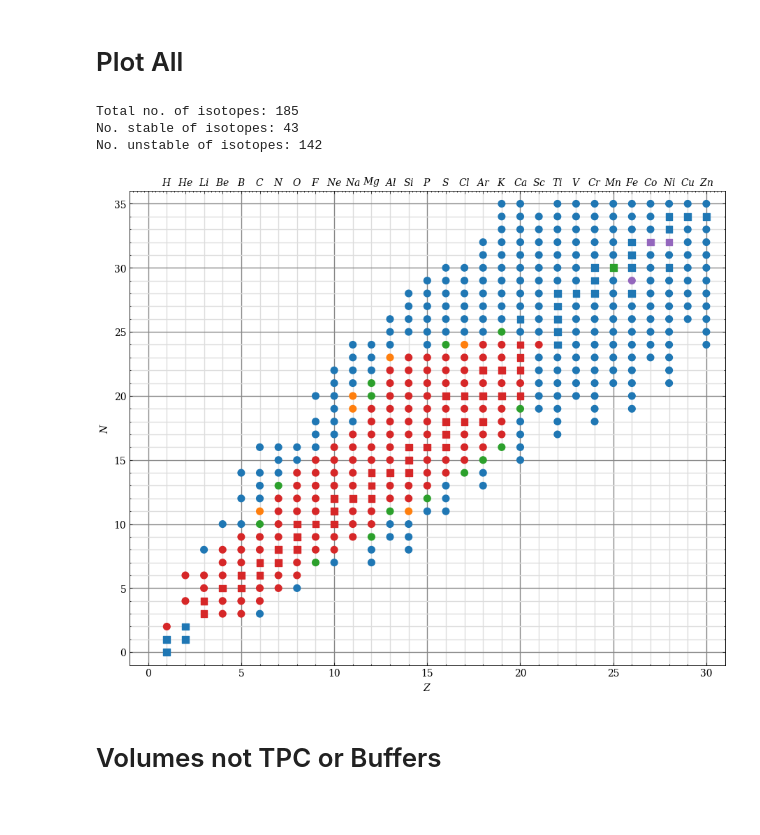
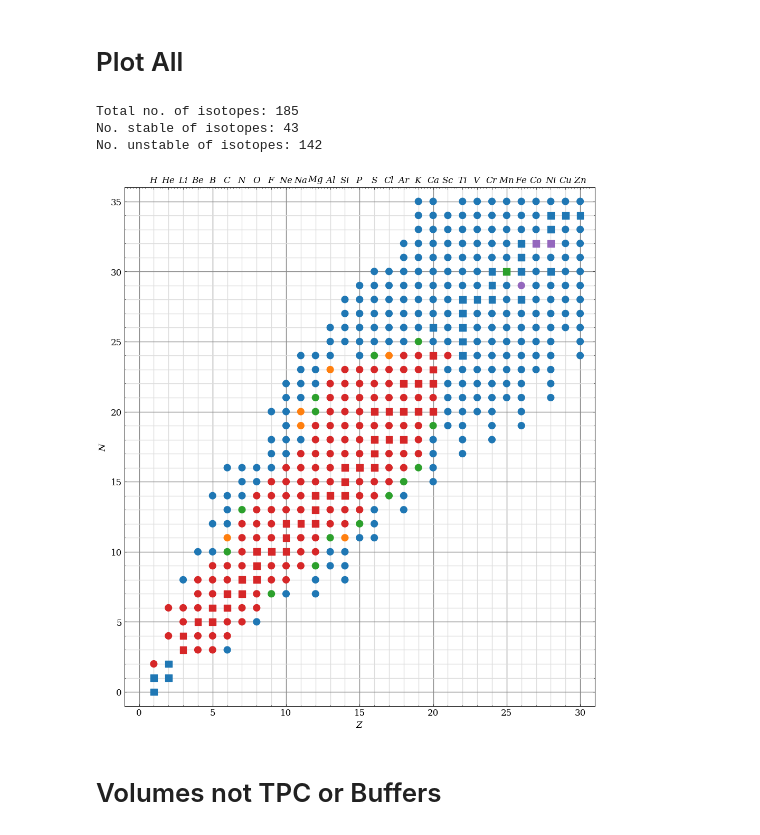
Before and after one commit to TomSB1423/nucleide_data, a Jupyter notebook: total_counts-shielding.ipynb, the cells around one changed output. Cells and saved outputs as stored; diff of their text form; code cells hidden in the pictures.

```diff
--- a/total_counts-shielding.ipynb
+++ b/total_counts-shielding.ipynb
@@ -44,7 +47,7 @@ df = open_data(file_dir, columns)
 # Add in isotope data
 add_isotope_data(df)
 # Reorder columns
-df = df[["Iso Symbol","Atomic Number","Mass Number","Counts", "Detector Volume","Production Yield","Stable","Half Life (s)","Decay Modes (m, b, q MeV)","Max Q-Value","Plot Colour"]]
+df = df[["Iso Symbol","Atomic Number","Mass Number","Counts", "Detector Volume","Production Yield","Stable","Half Life (s)","Decay Modes (m, b, q MeV)","Q-Values","Plot Colour"]]
 # %% [markdown]
 # Add Production (/yr)
 # %%
@@ -176,6 +197,8 @@ for line in open('isotopes.txt'):
                 stable_count -= 1
                 isotopes_stable[(N, Z)] = np.array([31, 119, 180]) / 255
 
+plt.rcParams.update({'font.size': 12})
+
 print(f"Total no. of isotopes: {stable_count + unstable_count}")
 print(f"No. stable of isotopes: {stable_count}")
 print(f"No. unstable of isotopes: {unstable_count}")
@@ -187,7 +210,7 @@ N_u, Z_u = zip(*k_u)
 maxN, maxZ = max(max(N_s), max(N_u)) + 1, max(max(Z_s), max(Z_u)) + 1
 
 # Initial dimensions of the plot
-w, h = 1100, 900
+w, h = 1150, 1300
 DPI_nuc = 100
 w_in, h_in = w / DPI_nuc, h / DPI_nuc
 
@@ -196,34 +219,34 @@ fig, ax = plt.subplots(figsize=(w_in, h_in), dpi=DPI_nuc)
 s = get_marker_size(ax, maxZ, maxN)
 sc1 = ax.scatter(Z_s, N_s, c=colors_s, s=s, marker="s")
 sc1 = ax.scatter(Z_u, N_u, c=colors_u, s=s, marker="o")
 
 # Grid on both major and minor ticks
 loc = ticker.MultipleLocator(base=5)
 ax.xaxis.set_minor_locator(loc)
 ax.yaxis.set_minor_locator(loc)
 ax.grid(which='major', color='#888888', lw=1)
 ax.grid(which='minor', color='#dddddd', lw=1)
 plt.minorticks_on()
 ax.set_axisbelow(True)
 
 ax.set_xlim(-1, maxZ)
 ax.set_ylim(-1, maxN)
 ax.set_xlabel(r'$Z$')
 ax.set_ylabel(r'$N$')
 # Noble gas elements on the top x-axis.
 topax = ax.twiny()
 top_axis = [r'$H$', r'$He$', r'$Li$', r'$Be$',  r'$B$',  r'$C$',  r'$N$',  r'$O$',  r'$F$', r'$Ne$', r'$Na$', r'$Mg$', r'$Al$',
 r'$Si$',  r'$P$',  r'$S$', r'$Cl$', r'$Ar$',  r'$K$', r'$Ca$', r'$Sc$', r'$Ti$',  r'$V$', r'$Cr$', r'$Mn$',r'$Fe$',r'$Co$', r'$Ni$', r'$Cu$', r'$Zn$']
 topax.set_xticks(np.linspace(1, len(top_axis), len(top_axis)))
 topax.set_xticklabels(top_axis)
 topax.set_xlim(-1, maxZ)
 plt.savefig('./img/nuclides-chart_shielding.png', dpi=DPI_nuc)
 plt.show()
 # %% [output]
 Total no. of isotopes: 185
 No. stable of isotopes: 43
 No. unstable of isotopes: 142
-[figure, old version]
+[figure, new version]
 # %% [markdown]
 # Volumes not TPC or Buffers
 # %%
```
Also changed, not shown: parts of 5 cells of this notebook, 12 other files.
